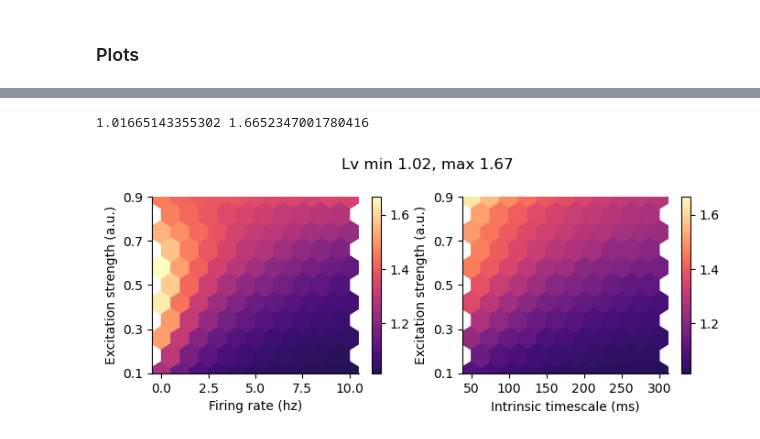
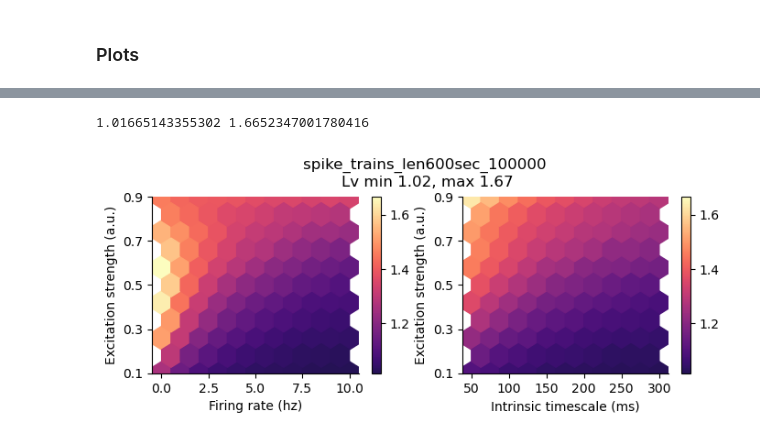
Before and after one commit to iinnpp/isttc, a Jupyter notebook: notebooks/synthetic/calculate_lv.ipynb, the cells around one changed output, grey strips where cells are left out. Cells and saved outputs as stored; diff of their text form; code cells hidden in the pictures.

```diff
--- a/notebooks/synthetic/calculate_lv.ipynb
+++ b/notebooks/synthetic/calculate_lv.ipynb
@@ -15,7 +15,9 @@ mpl.rcParams['pdf.fonttype'] = 42
 mpl.rcParams['ps.fonttype'] = 42
 plt.rcParams['svg.fonttype'] = 'none'
 # %%
-dataset_folder = project_folder_path + 'results\\synthetic\\dataset\\'
-fig_folder = project_folder_path + 'results\\synthetic\\fig_drafts_paper\\'
+dataset_folder = project_folder_path + 'synthetic_dataset\\'
+fig_folder = project_folder_path + 'results\\synthetic\\figures\\'
+results_folder = project_folder_path + 'results\\synthetic\\results\\param_fr_alpha_tau\\'
 # %%
-save_fig=True
+save_fig = False
+calculate_lv = True
@@ -157,19 +71,17 @@ if save_fig:
 # %%
-fig, axes = plt.subplots(1,4, figsize=(16, 3), sharey=False)
+fig, axes = plt.subplots(1,3, figsize=(12, 3), sharey=False)
 
-sns.regplot(x=alphas_param, y=lv_param_l, scatter=None, ax=axes[0])
+sns.regplot(x=lv_df['alpha'].values, y=lv_df['lv'].values, scatter=None, ax=axes[0])
 axes[0].set_xlim([0.1, 0.9])
 axes[0].set_xlabel('Excitation strength (a.u.)')
 
-sns.regplot(x=fr_values_param, y=lv_param_l, scatter=None, ax=axes[1])
+sns.regplot(x=lv_df['fr'].values, y=lv_df['lv'].values, scatter=None, ax=axes[1])
 axes[1].set_xlim([0.01, 10])
 axes[1].set_xlabel('Firing rate (hz)')
 
-sns.regplot(x=tau_ms_param, y=lv_param_l, scatter=None, ax=axes[2])
+sns.regplot(x=lv_df['tau_ms'].values, y=lv_df['lv'].values, scatter=None, ax=axes[2])
 axes[2].set_xlim([50, 300])
 axes[2].set_xlabel('Intrinsic timescale (ms)')
-
-sns.violinplot(y=lv_param_l, cut=0, density_norm='width', ax=axes[3])
 
 for ax in axes.flat:
     ax.set_ylabel('Lv')
@@ -177,9 +89,9 @@ for ax in axes.flat:
 
 sns.despine()
 
-fig.suptitle('spike_trains_3params_var_len600sec_100000', y=1.05)
+fig.suptitle('spike_trains_len600sec_100000', y=1.05)
 
 if save_fig:
-    plt.savefig(fig_folder + 'lv_checks_param_dataset.png' , bbox_inches='tight', dpi=300)
-    plt.savefig(fig_folder + 'lv_checks_param_dataset.svg' , bbox_inches='tight')
+    plt.savefig(fig_folder + 'lv_vs_params_regplot.png' , bbox_inches='tight', dpi=300)
+    plt.savefig(fig_folder + 'lv_vs_params_regplot.svg' , bbox_inches='tight')
 # %% [output]
@@ -200,13 +112,11 @@ def truncate_colormap(cmap, minval=0.0, maxval=1.0, n=100):
 
 fig, axes = plt.subplots(1,2, figsize=(8,2.5))
 
-#norm = TwoSlopeNorm(vcenter=0)
-
 trunc_magma = truncate_colormap(plt.cm.magma, minval=0.15, maxval=1)
 
 hb0 = axes[0].hexbin(
-    x=fr_values_param, y=alphas_param,
-    C=lv_param_l,
+    x=lv_df['fr'].values, y=lv_df['alpha'].values,
+    C=lv_df['lv'].values,
     reduce_C_function=np.median,
     gridsize=10,
     cmap=trunc_magma,
@@ -215,41 +125,40 @@ hb0 = axes[0].hexbin(
 )
 
 hb1 = axes[1].hexbin(
-    x=tau_ms_param, y=alphas_param,
-    C=lv_param_l,
+    x=lv_df['tau_ms'].values, y=lv_df['alpha'].values,
+    C=lv_df['lv'].values,
     reduce_C_function=np.median,
     gridsize=10,
     cmap=trunc_magma,
     #norm = norm,
     mincnt=1
 )
-
 
 vmin = np.min([hb0.get_array().min(), hb1.get_array().min()])
 vmax = np.max([hb0.get_array().max(), hb1.get_array().max()])
 print(vmin, vmax)
 
 hb0.set_clim(vmin, vmax)
 hb1.set_clim(vmin, vmax)
 
 fig.colorbar(hb0, ax=axes[0], shrink=1)
 fig.colorbar(hb1, ax=axes[1], shrink=1)
 
 axes[0].set_xlabel('Firing rate (hz)')
 axes[1].set_xlabel('Intrinsic timescale (ms)')
 axes[1].set_xticks(np.linspace(50, 300, 6))
 
-fig.suptitle(f'Lv min {vmin:.2f}, max {vmax:.2f}', y=1.05)
+fig.suptitle(f'spike_trains_len600sec_100000 \nLv min {vmin:.2f}, max {vmax:.2f}', y=1.05)
 
 for ax in axes.flat:
     sns.despine(ax=ax)
     ax.set_ylabel('Excitation strength (a.u.)')
     ax.set_ylim([0.1, 0.9])
     ax.set_yticks(np.linspace(0.1, 0.9, 5))
 
 if save_fig:
-    plt.savefig(fig_folder + 'lv_vs_3params_param_dataset.png' , bbox_inches='tight', dpi=300)
-    plt.savefig(fig_folder + 'lv_vs_3params_param_dataset.svg' , bbox_inches='tight')
+    plt.savefig(fig_folder + 'lv_vs_params_heatmap.png' , bbox_inches='tight', dpi=300)
+    plt.savefig(fig_folder + 'lv_vs_params_heatmap.svg' , bbox_inches='tight')
 # %% [output]
 1.01665143355302 1.6652347001780416
-[figure, old version]
+[figure, new version]
```
Also changed, not shown: parts of 11 cells of this notebook, 8 other files.
